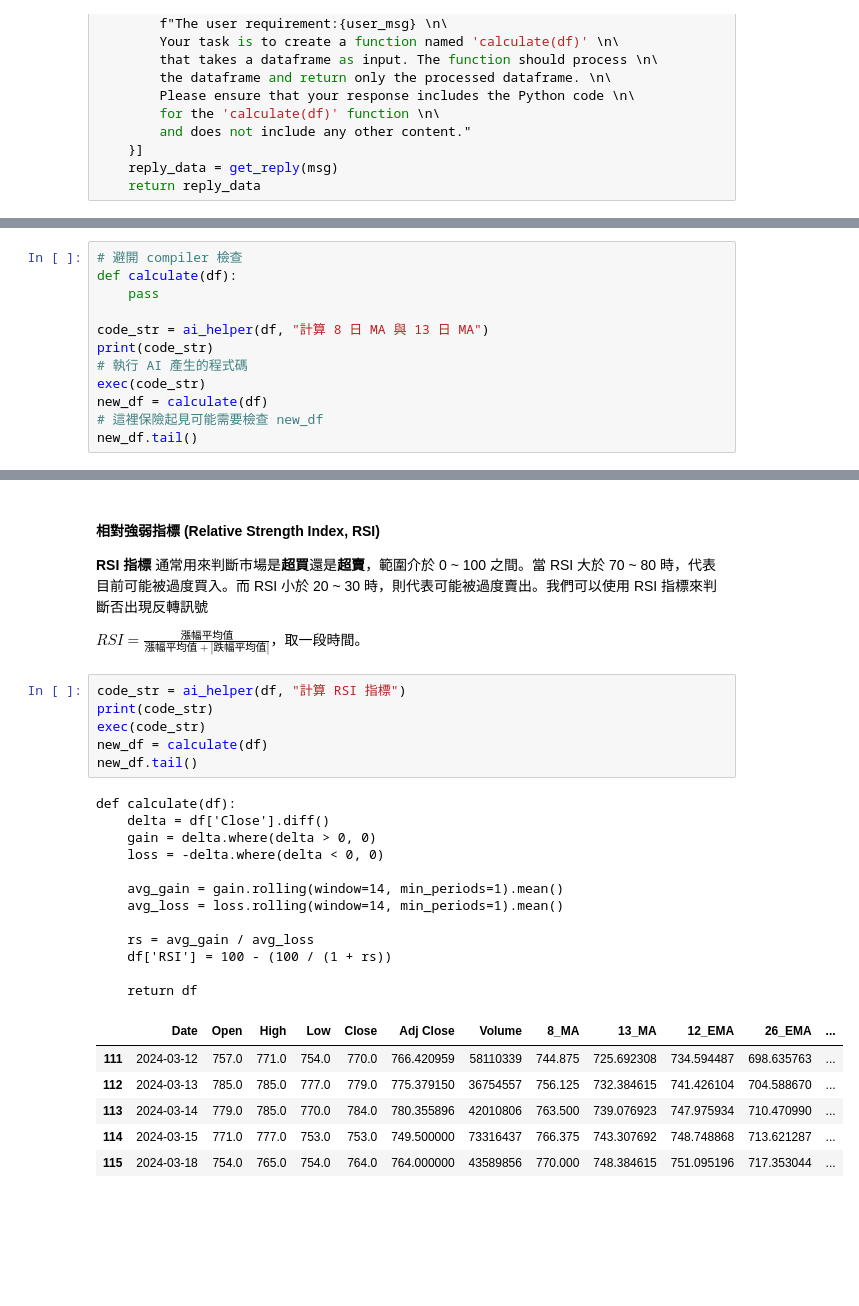
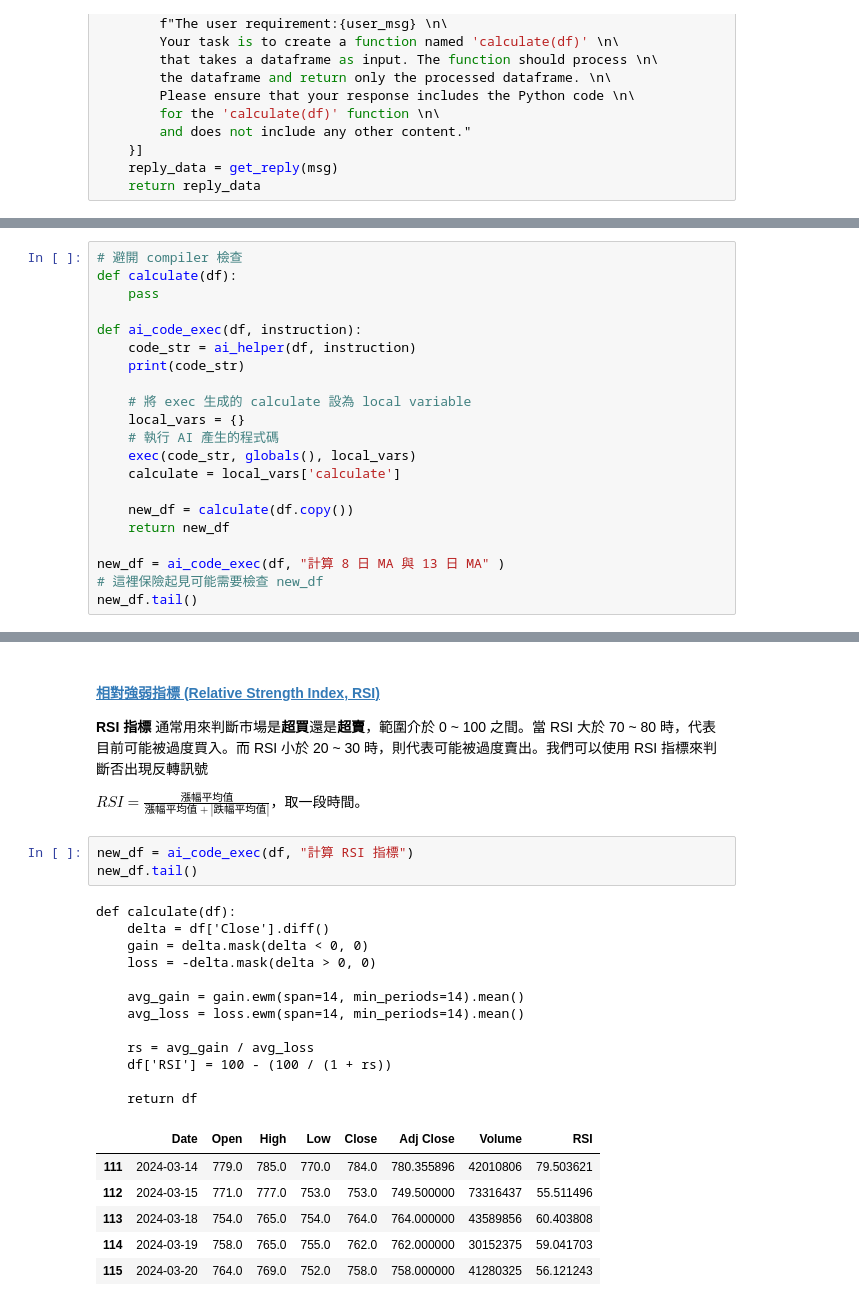
Before and after one commit to a9677560/AI_Project, a Jupyter notebook: openai.ipynb, the cells around one changed output, grey strips where cells are left out. Drawn from its saved outputs; the diff is of its cells as text; blank space fills up the shorter version.

```diff
--- a/openai.ipynb
+++ b/openai.ipynb
@@ -224,11 +238,20 @@ def ai_helper(df, user_msg):
 def calculate(df):
     pass
 
-code_str = ai_helper(df, "計算 8 日 MA 與 13 日 MA")
-print(code_str)
-# 執行 AI 產生的程式碼
-exec(code_str)
-new_df = calculate(df)
+def ai_code_exec(df, instruction):
+    code_str = ai_helper(df, instruction)
+    print(code_str)
+
+    # 將 exec 生成的 calculate 設為 local variable
+    local_vars = {}
+    # 執行 AI 產生的程式碼
+    exec(code_str, globals(), local_vars)
+    calculate = local_vars['calculate']
+
+    new_df = calculate(df.copy())
+    return new_df
+
+new_df = ai_code_exec(df, "計算 8 日 MA 與 13 日 MA" )
 # 這裡保險起見可能需要檢查 new_df
 new_df.tail()
 # %% [output]
@@ -271,31 +291,28 @@ def calculate(df):
 # %% [markdown]
-#### 相對強弱指標 (Relative Strength Index, RSI)
+#### <a id='toc1_2_2_3_'></a>[相對強弱指標 (Relative Strength Index, RSI)](#toc0_)
 
 **RSI 指標** 通常用來判斷市場是**超買**還是**超賣**，範圍介於 0 ~ 100 之間。當 RSI 大於 70 ~ 80 時，代表目前可能被過度買入。而 RSI 小於 20 ~ 30 時，則代表可能被過度賣出。我們可以使用 RSI 指標來判斷否出現反轉訊號
 
 $RSI = \displaystyle \frac{漲幅平均值}{漲幅平均值 + |跌幅平均值|}$，取一段時間。
 # %%
-code_str = ai_helper(df, "計算 RSI 指標")
-print(code_str)
-exec(code_str)
-new_df = calculate(df)
+new_df = ai_code_exec(df, "計算 RSI 指標")
 new_df.tail()
 # %% [output]
 def calculate(df):
     delta = df['Close'].diff()
-    gain = delta.where(delta > 0, 0)
-    loss = -delta.where(delta < 0, 0)
+    gain = delta.mask(delta < 0, 0)
+    loss = -delta.mask(delta > 0, 0)
 
-    avg_gain = gain.rolling(window=14, min_periods=1).mean()
-    avg_loss = loss.rolling(window=14, min_periods=1).mean()
+    avg_gain = gain.ewm(span=14, min_periods=14).mean()
+    avg_loss = loss.ewm(span=14, min_periods=14).mean()
 
     rs = avg_gain / avg_loss
     df['RSI'] = 100 - (100 / (1 + rs))
 
     return df
-|  | Date | Open | High | Low | Close | Adj Close | Volume | 8_MA | 13_MA | 12_EMA | 26_EMA | ... |
-| 111 | 2024-03-12 | 757.0 | 771.0 | 754.0 | 770.0 | 766.420959 | 58110339 | 744.875 | 725.692308 | 734.594487 | 698.635763 | ... |
-| 112 | 2024-03-13 | 785.0 | 785.0 | 777.0 | 779.0 | 775.379150 | 36754557 | 756.125 | 732.384615 | 741.426104 | 704.588670 | ... |
-| 113 | 2024-03-14 | 779.0 | 785.0 | 770.0 | 784.0 | 780.355896 | 42010806 | 763.500 | 739.076923 | 747.975934 | 710.470990 | ... |
-| 114 | 2024-03-15 | 771.0 | 777.0 | 753.0 | 753.0 | 749.500000 | 73316437 | 766.375 | 743.307692 | 748.748868 | 713.621287 | ... |
-| 115 | 2024-03-18 | 754.0 | 765.0 | 754.0 | 764.0 | 764.000000 | 43589856 | 770.000 | 748.384615 | 751.095196 | 717.353044 | ... |
+|  | Date | Open | High | Low | Close | Adj Close | Volume | RSI |
+| 111 | 2024-03-14 | 779.0 | 785.0 | 770.0 | 784.0 | 780.355896 | 42010806 | 79.503621 |
+| 112 | 2024-03-15 | 771.0 | 777.0 | 753.0 | 753.0 | 749.500000 | 73316437 | 55.511496 |
+| 113 | 2024-03-18 | 754.0 | 765.0 | 754.0 | 764.0 | 764.000000 | 43589856 | 60.403808 |
+| 114 | 2024-03-19 | 758.0 | 765.0 | 755.0 | 762.0 | 762.000000 | 30152375 | 59.041703 |
+| 115 | 2024-03-20 | 764.0 | 769.0 | 752.0 | 758.0 | 758.000000 | 41280325 | 56.121243 |
```
Also changed, not shown: parts of 27 cells of this notebook.
